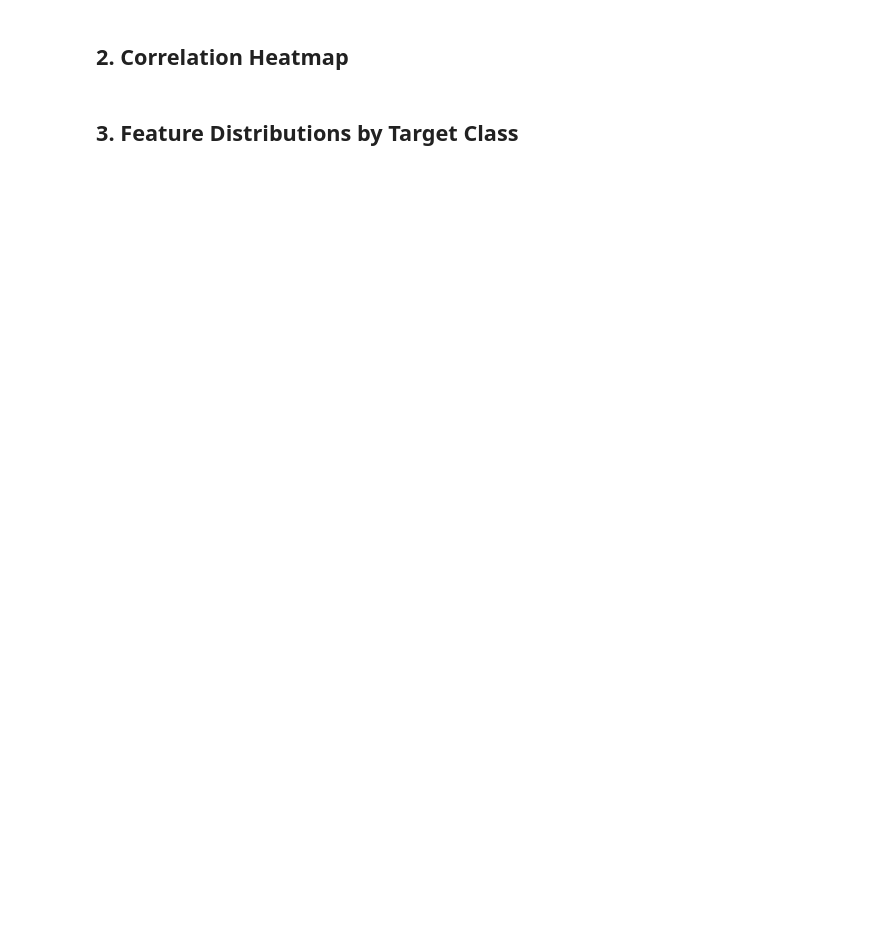
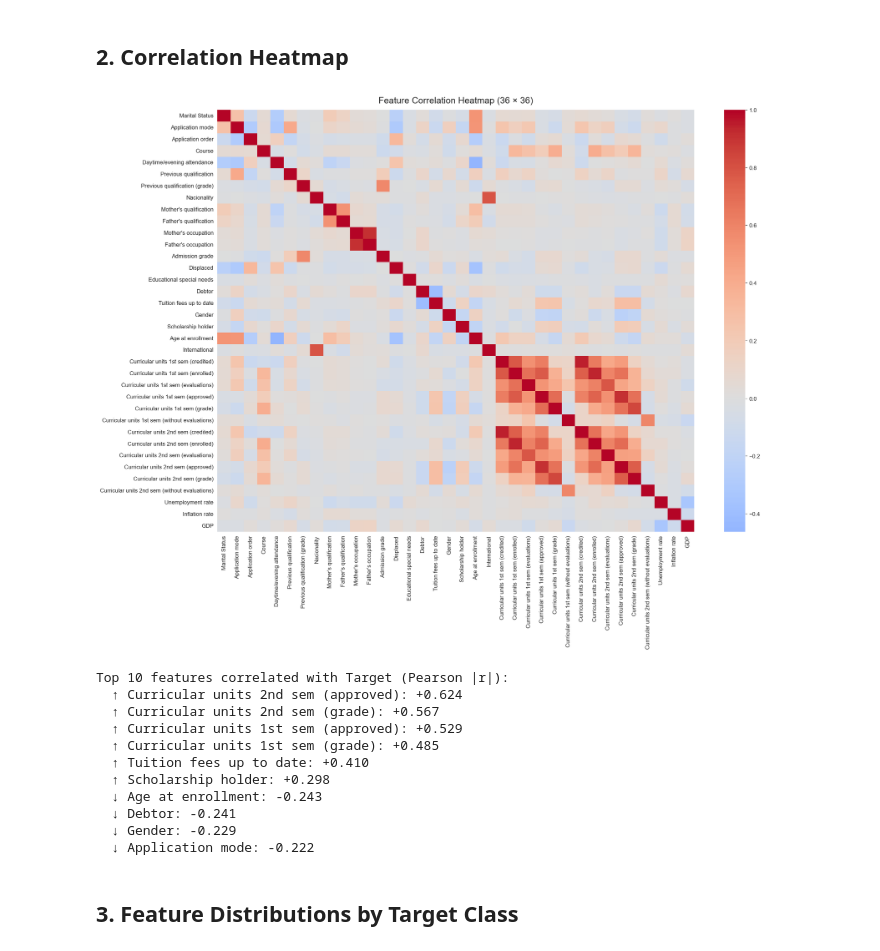
Before and after one commit to Lambert-Nguyen/cmpe255-student-dropout-prediction, a Jupyter notebook: notebooks/02_eda_visualization.ipynb, the cells around one changed output. Drawn from its saved outputs; the diff is of its cells as text; code cells hidden in the pictures; blank space fills up the shorter version.

```diff
--- a/notebooks/02_eda_visualization.ipynb
+++ b/notebooks/02_eda_visualization.ipynb
@@ -49,2 +117,39 @@ pass
+# %%
+# 2. Full 36×36 feature correlation heatmap
+drop_cols = [c for c in ['Target', 'Target_encoded'] if c in df.columns]
+feat_df = df.drop(columns=drop_cols)
+corr = feat_df.corr()
+
+fig, ax = plt.subplots(figsize=(18, 14))
+sns.heatmap(corr, cmap='coolwarm', center=0, ax=ax,
+            annot=False, linewidths=0, square=False)
+ax.set_title('Feature Correlation Heatmap (36 × 36)', fontsize=16, pad=12)
+plt.tight_layout()
+fig.savefig('../results/figures/correlation_heatmap.png', dpi=150, bbox_inches='tight')
+plt.show()
+
+# Top features correlated with encoded target
+target_enc = df['Target_encoded'] if 'Target_encoded' in df.columns else \
+    df['Target'].map({'Dropout': 0, 'Enrolled': 1, 'Graduate': 2})
+target_corr = feat_df.corrwith(target_enc)
+target_corr_top = target_corr.abs().sort_values(ascending=False).head(10)
+print('Top 10 features correlated with Target (Pearson |r|):')
+for feat in target_corr_top.index:
+    val = target_corr[feat]
+    direction = '↑' if val > 0 else '↓'
+    print(f'  {direction} {feat}: {val:+.3f}')
+# %% [output]
+[figure, added]
+Top 10 features correlated with Target (Pearson |r|):
+  ↑ Curricular units 2nd sem (approved): +0.624
+  ↑ Curricular units 2nd sem (grade): +0.567
+  ↑ Curricular units 1st sem (approved): +0.529
+  ↑ Curricular units 1st sem (grade): +0.485
+  ↑ Tuition fees up to date: +0.410
+  ↑ Scholarship holder: +0.298
+  ↓ Age at enrollment: -0.243
+  ↓ Debtor: -0.241
+  ↓ Gender: -0.229
+  ↓ Application mode: -0.222
 # %% [markdown]
 ## 3. Feature Distributions by Target Class
```
Also changed, not shown: parts of 18 cells of this notebook, 41 other files.
